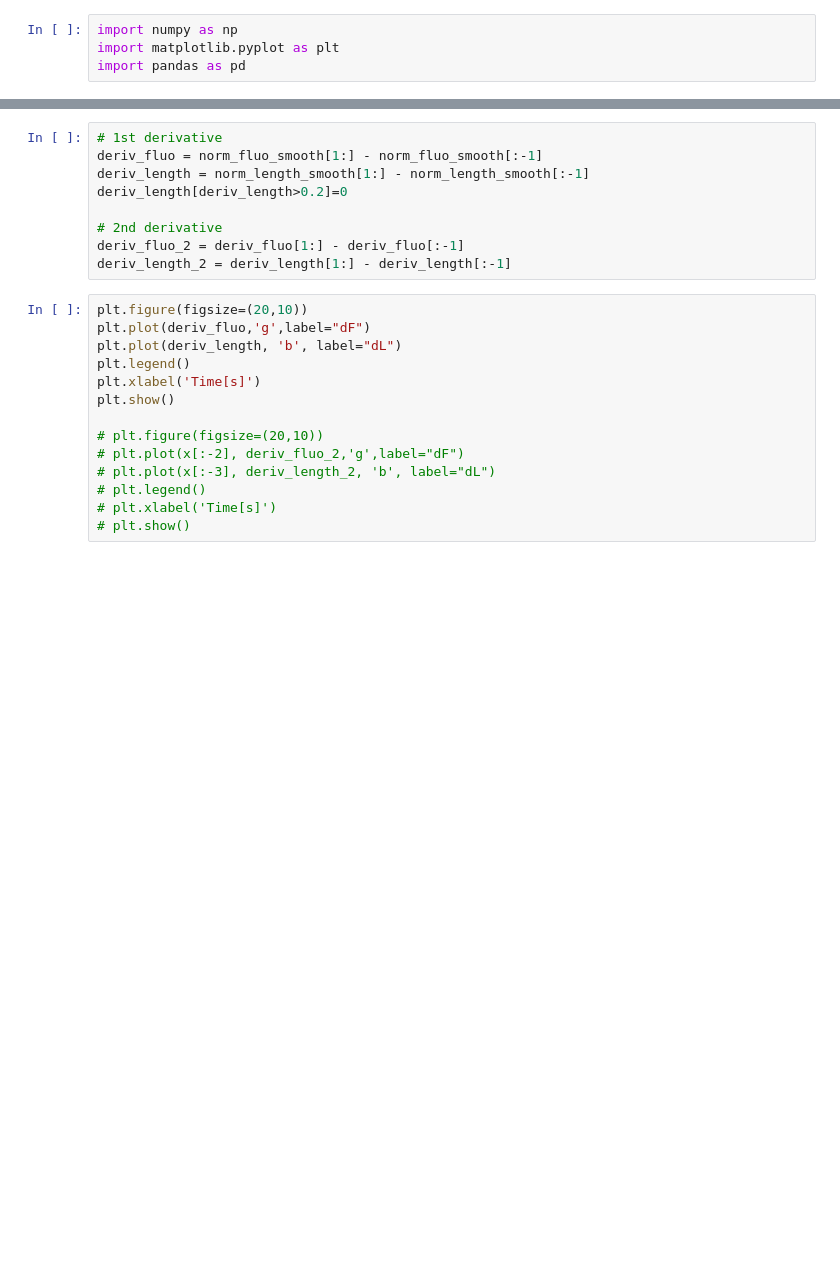
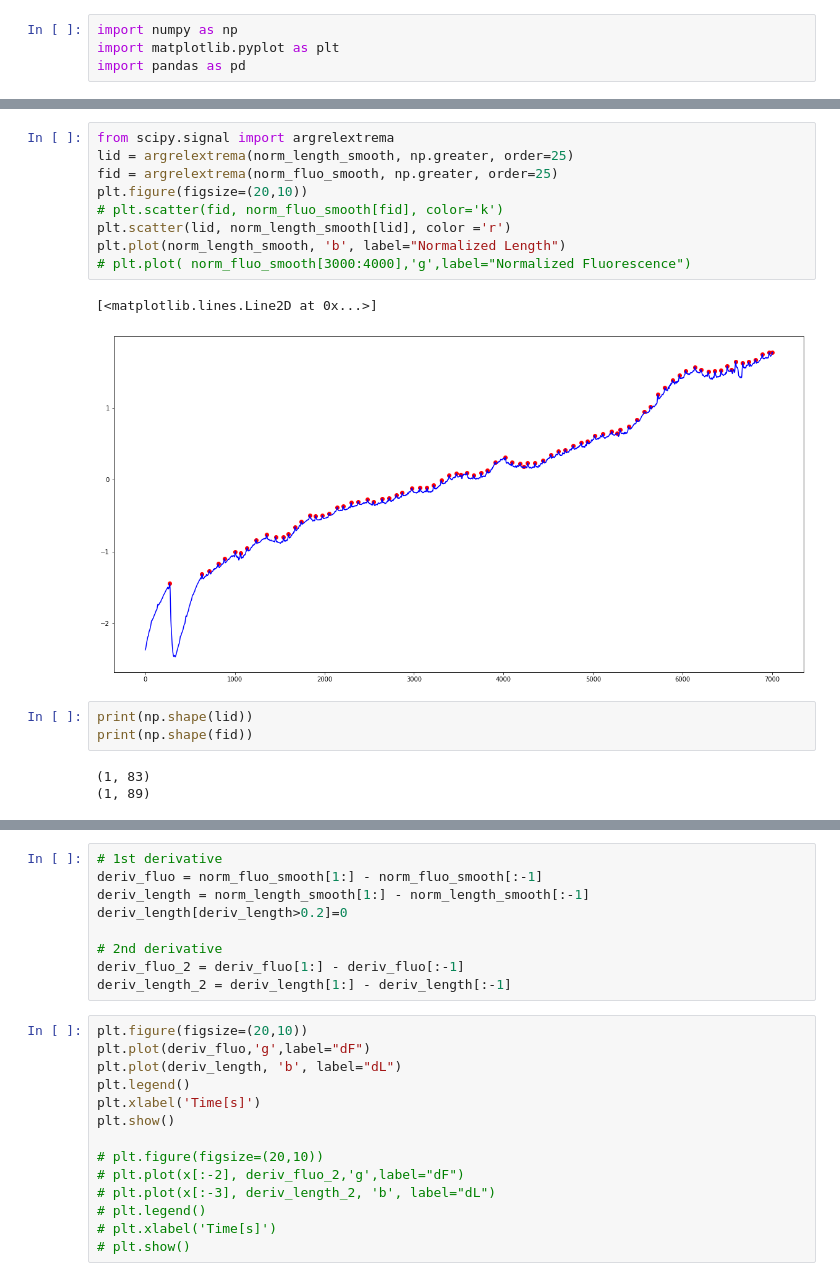
Before and after one commit to hengjiwang/hydracv, a Jupyter notebook: correlation_analysis/coorelation.ipynb, the cells around one changed output, grey strips where cells are left out. Saved outputs shown, nothing was run; the diff lists cells and outputs as text; blank space fills up the shorter version.

```diff
--- a/correlation_analysis/coorelation.ipynb
+++ b/correlation_analysis/coorelation.ipynb
@@ -40,0 +52,18 @@ plt.show()
+# %%
+from scipy.signal import argrelextrema
+lid = argrelextrema(norm_length_smooth, np.greater, order=25)
+fid = argrelextrema(norm_fluo_smooth, np.greater, order=25)
+plt.figure(figsize=(20,10))
+# plt.scatter(fid, norm_fluo_smooth[fid], color='k')
+plt.scatter(lid, norm_length_smooth[lid], color ='r')
+plt.plot(norm_length_smooth, 'b', label="Normalized Length")
+# plt.plot( norm_fluo_smooth[3000:4000],'g',label="Normalized Fluorescence")
+# %% [output]
+[<matplotlib.lines.Line2D at 0x...>]
+[figure, added]
+# %%
+print(np.shape(lid))
+print(np.shape(fid))
+# %% [output]
+(1, 83)
+(1, 89)
```
Also changed, not shown: parts of 16 cells of this notebook.
